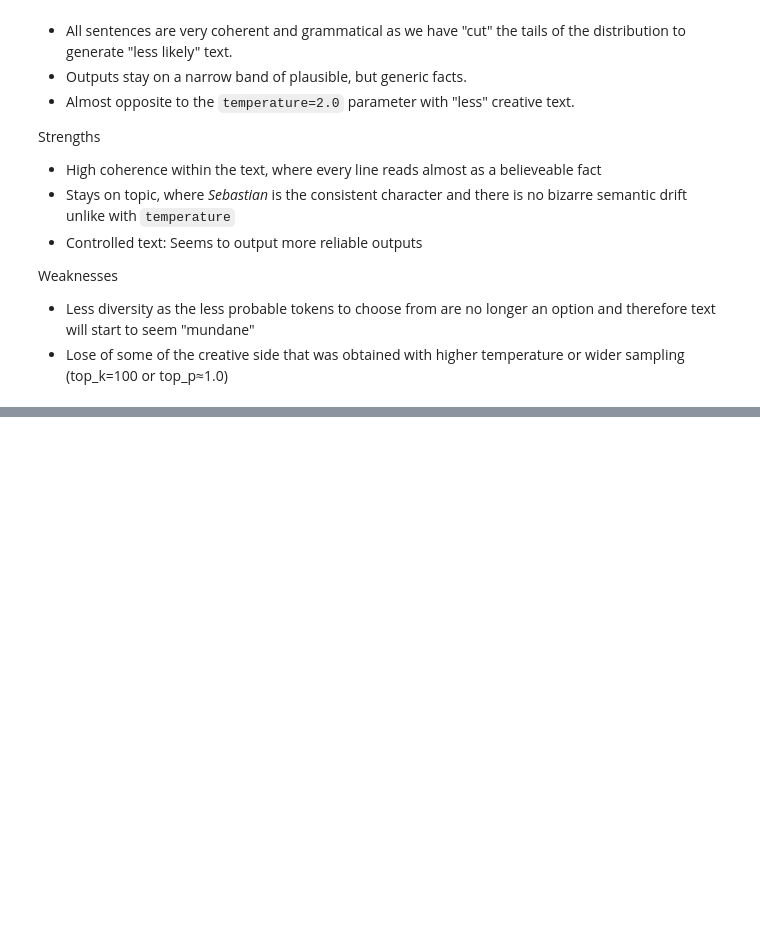
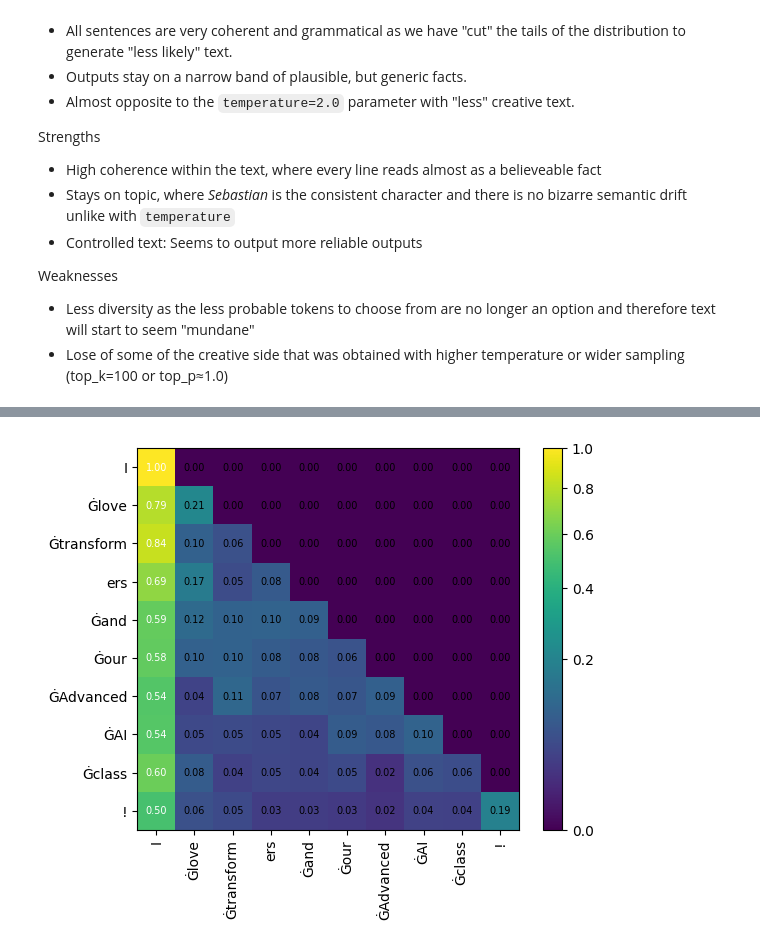
Before and after one commit to SebastianPerilla/advancedAI, a Jupyter notebook: assignments/hw3-transformers/transformers.ipynb, the cells around one changed output, grey strips where cells are left out. Cells and saved outputs as stored; diff of their text form; code cells hidden in the pictures; blank space fills up the shorter version.

Commit message:
Adding in the important links to the hw

```diff
--- a/assignments/hw3-transformers/transformers.ipynb
+++ b/assignments/hw3-transformers/transformers.ipynb
@@ -194,0 +229,90 @@ Weaknesses
+# %%
+device = "cpu"
+
+# IMPORTANT: force eager attention so we can get attention matrices
+model = AutoModelForCausalLM.from_pretrained(
+    "openai-community/gpt2",
+    attn_implementation="eager",
+)
+
+model.to(device)
+model.eval()
+
+# I used a GitHub Repo as a skeleton for what I should have: https://github.com/mattneary/attention
+def get_last_layer_mean_attention(text: str):
+
+    # Tokenize
+    encoded = tokenizer(text, return_tensors="pt").to(device)
+    input_ids = encoded["input_ids"]
+    attention_mask = encoded["attention_mask"]
+
+    # Forward pass
+    with torch.no_grad():
+        outputs = model(
+            input_ids=input_ids,
+            attention_mask=attention_mask,
+            output_attentions=True,
+            return_dict=True,
+        )
+
+    attentions = outputs.attentions
+    if attentions is None:
+        # Part of the Repo
+        raise RuntimeError(
+            "attentions is None – model did not return attention. "
+            "Make sure attn_implementation='eager' and output_attentions=True."
+        )
+
+    # Last layer and Average
+    last_layer = attentions[-1][0]       # (num_heads, seq_len, seq_len)
+    mean_heads = last_layer.mean(dim=0)  # (seq_len, seq_len)
+
+    # Resultant Tokens
+    tokens = tokenizer.convert_ids_to_tokens(input_ids[0])
+
+    return mean_heads, tokens
+
+
+
+# I used CHATGPT 5.1 to Generate the HEATMAP Function for Visualization
+def plot_attention_heatmap(attention_matrix, tokens):
+    length = len(tokens)
+
+    # Create a custom colormap:
+    # - Start at black for zero
+    # - Rapidly become vibrant (blues→greens→yellows)
+    cmap = plt.get_cmap("viridis")
+    # Optionally adjust gamma to increase vibrance
+    norm = colors.PowerNorm(gamma=0.5)  # gamma < 1 increases contrast for low values
+
+    fig, ax = plt.subplots(figsize=(max(6, length * 0.5), max(4, length * 0.5)))
+    im = ax.imshow(attention_matrix, cmap=cmap, norm=norm)
+
+    # Token labels
+    ax.set_xticks(range(length))
+    ax.set_yticks(range(length))
+    ax.set_xticklabels(tokens, rotation=90)
+    ax.set_yticklabels(tokens)
+
+    # Add numerical values inside cells
+    max_val = attention_matrix.max()
+
+    for i in range(length):
+        for j in range(length):
+            val = attention_matrix[i, j]
+            text_color = "white" if val > max_val * 0.4 else "black"
+            ax.text(j, i, f"{val:.2f}", ha="center", va="center", color=text_color, fontsize=7)
+
+    fig.colorbar(im, ax=ax)
+    plt.tight_layout()
+    plt.show()
+
+
+attention_prompt = "I love transformers and our Advanced AI class!"
+att_matrix, att_tokens = get_last_layer_mean_attention(attention_prompt)
+
+print(att_matrix.shape)  # should be (seq_len, seq_len)
+print(att_tokens)
+
+plot_attention_heatmap(att_matrix, att_tokens)
+# %% [output]
@@ -195 +321,2 @@ Weaknesses
+[figure, added]
 # %% [markdown]
```
Also changed, not shown: parts of 7 cells of this notebook.
